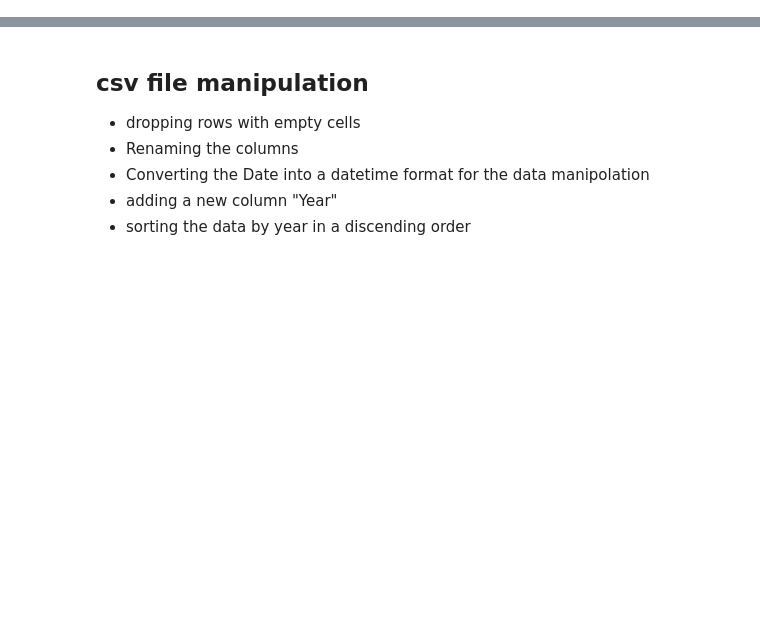
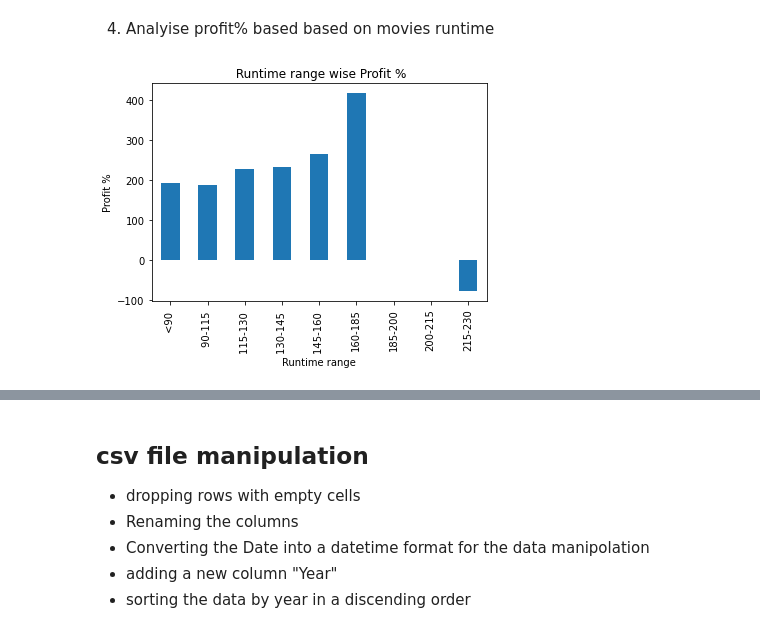
Before and after one commit to KWASSI09/hollywood_vc, a Jupyter notebook: Movie_project.ipynb, the cells around one changed output, grey strips where cells are left out. Cells and saved outputs as stored; diff of their text form; code cells hidden in the pictures; blank space fills up the shorter version.

```diff
--- a/Movie_project.ipynb
+++ b/Movie_project.ipynb
@@ -41,0 +113,17 @@ import dataframe_image as dfi
+# %% [markdown]
+ 4. Analyise profit% based based on movies runtime
+# %%
+ # showing bar graph for runtime range wise profit %.
+
+runtimegrp_prof_sum = sorted_movie_df[["Runtime range","Profit in Million ($)"]].groupby(["Runtime range"]).sum()
+# runtimegrp_prof_sum
+runtimegrp_budge_sum = sorted_movie_df[["Runtime range","Budget in Million ($)"]].groupby(["Runtime range"]).sum()
+# runtimegrp_budge_sum
+runtime_profit_per = (runtimegrp_prof_sum["Profit in Million ($)"]/runtimegrp_budge_sum["Budget in Million ($)"])*100
+runtime_profit_per.plot.bar()
+plt.xlabel("Runtime range")
+plt.ylabel("Profit %")
+plt.title(" Runtime range wise Profit %")
+plt.show()
+# %% [output]
+[figure, added]
```
Also changed, not shown: parts of 93 cells of this notebook, 20 other files.
